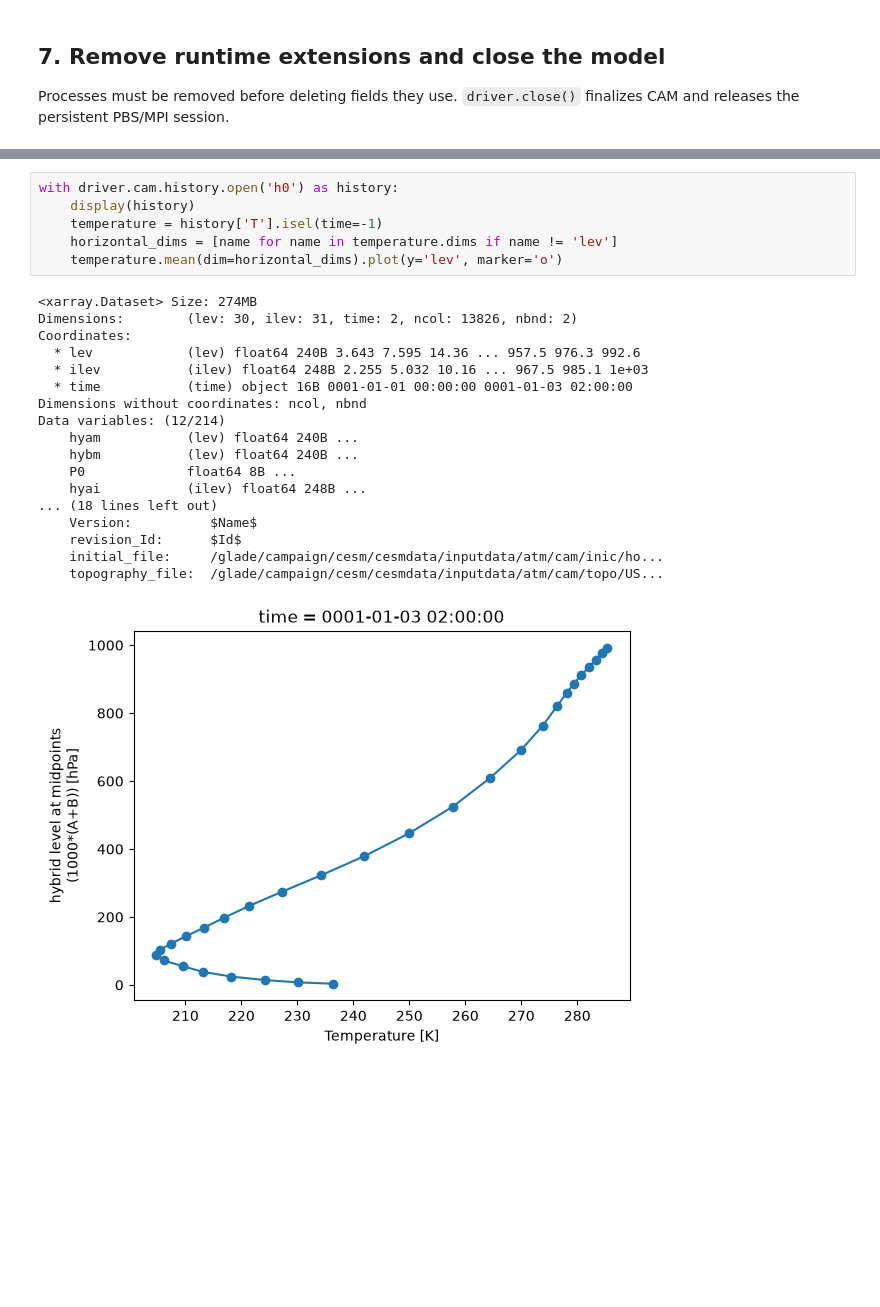
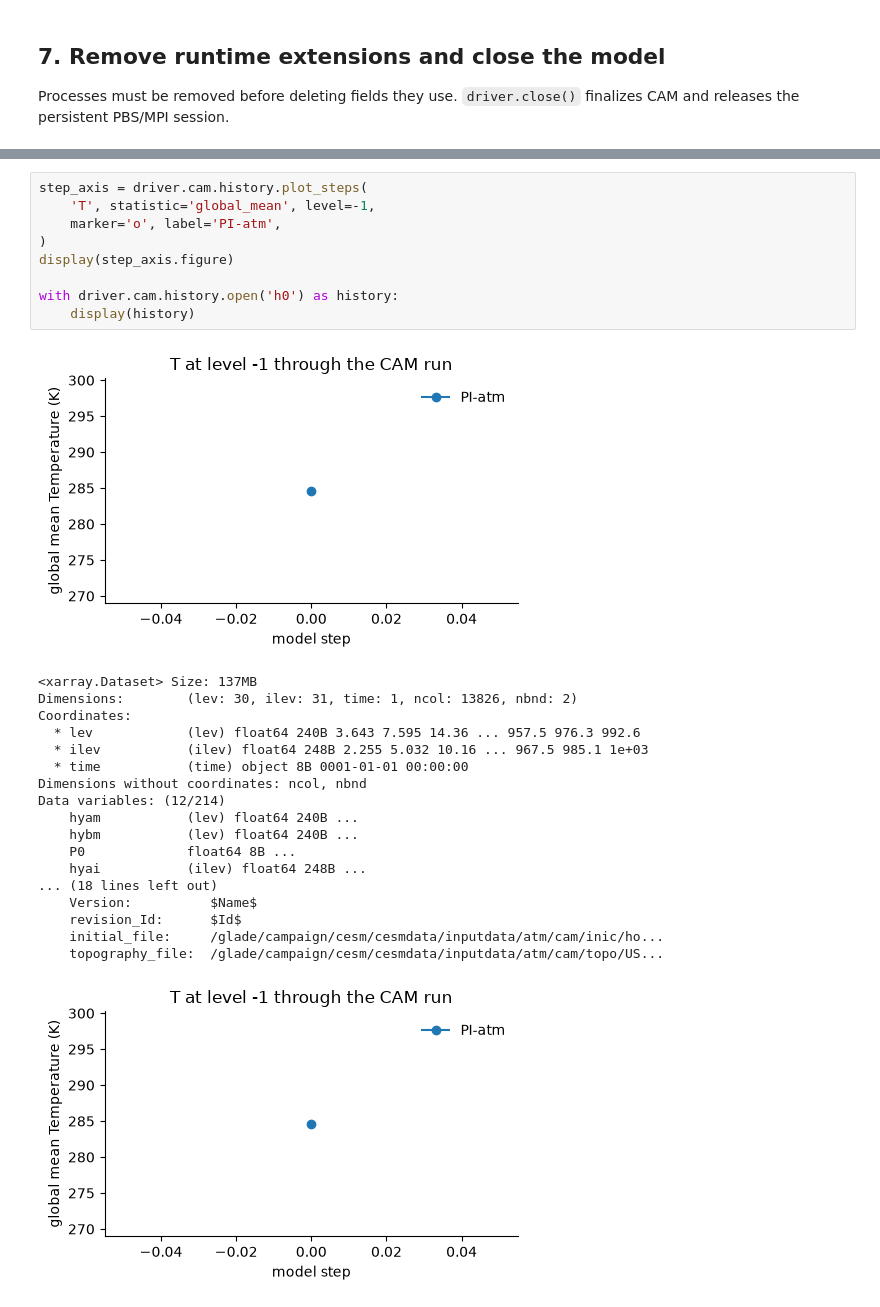
Before and after one commit to a85tract/freeCAM, a Jupyter notebook: examples/try_pi_cam.ipynb, the cells around one changed output, grey strips where cells are left out. Drawn from its saved outputs; the diff is of its cells as text; blank space fills up the shorter version.

```diff
--- a/examples/try_pi_cam.ipynb
+++ b/examples/try_pi_cam.ipynb
@@ -408,16 +462,20 @@ History and restart files stay on the filesystem and are opened lazily after CAM
 # %%
+step_axis = driver.cam.history.plot_steps(
+    'T', statistic='global_mean', level=-1,
+    marker='o', label='PI-atm',
+)
+display(step_axis.figure)
+
 with driver.cam.history.open('h0') as history:
     display(history)
-    temperature = history['T'].isel(time=-1)
-    horizontal_dims = [name for name in temperature.dims if name != 'lev']
-    temperature.mean(dim=horizontal_dims).plot(y='lev', marker='o')
 # %% [output]
+[figure, new version]
-<xarray.Dataset> Size: 274MB
-Dimensions:        (lev: 30, ilev: 31, time: 2, ncol: 13826, nbnd: 2)
+<xarray.Dataset> Size: 137MB
+Dimensions:        (lev: 30, ilev: 31, time: 1, ncol: 13826, nbnd: 2)
 Coordinates:
   * lev            (lev) float64 240B 3.643 7.595 14.36 ... 957.5 976.3 992.6
   * ilev           (ilev) float64 248B 2.255 5.032 10.16 ... 967.5 985.1 1e+03
-  * time           (time) object 16B 0001-01-01 00:00:00 0001-01-03 02:00:00
+  * time           (time) object 8B 0001-01-01 00:00:00
 Dimensions without coordinates: ncol, nbnd
 Data variables: (12/214)
     hyam           (lev) float64 240B ...
@@ -429,4 +487,4 @@ Data variables: (12/214)
     revision_Id:      $Id$
     initial_file:     /glade/campaign/cesm/cesmdata/inputdata/atm/cam/inic/ho...
     topography_file:  /glade/campaign/cesm/cesmdata/inputdata/atm/cam/topo/US...
-[figure, old version]
+[figure, added]
```
Also changed, not shown: parts of 13 cells of this notebook, 10 other files.
